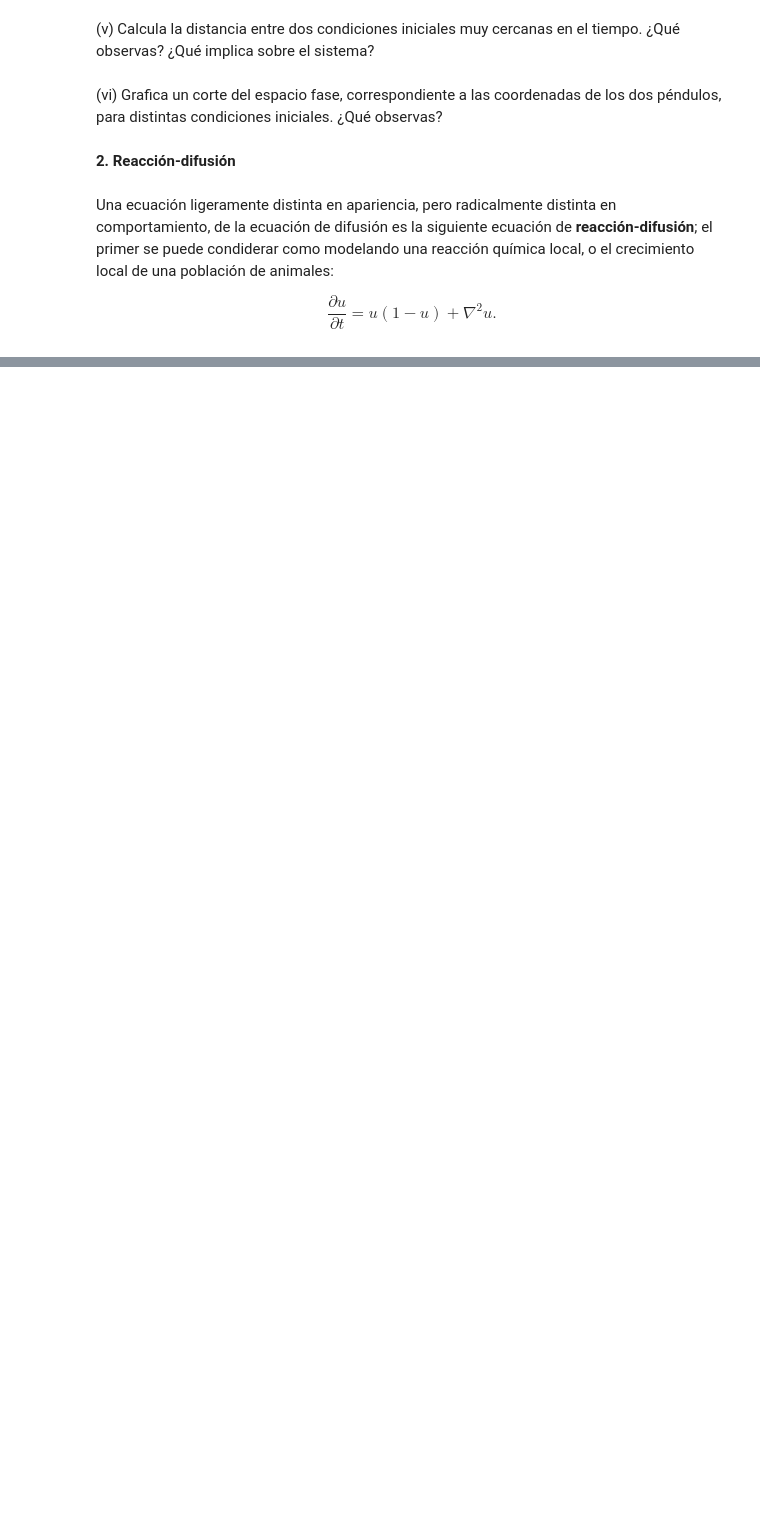
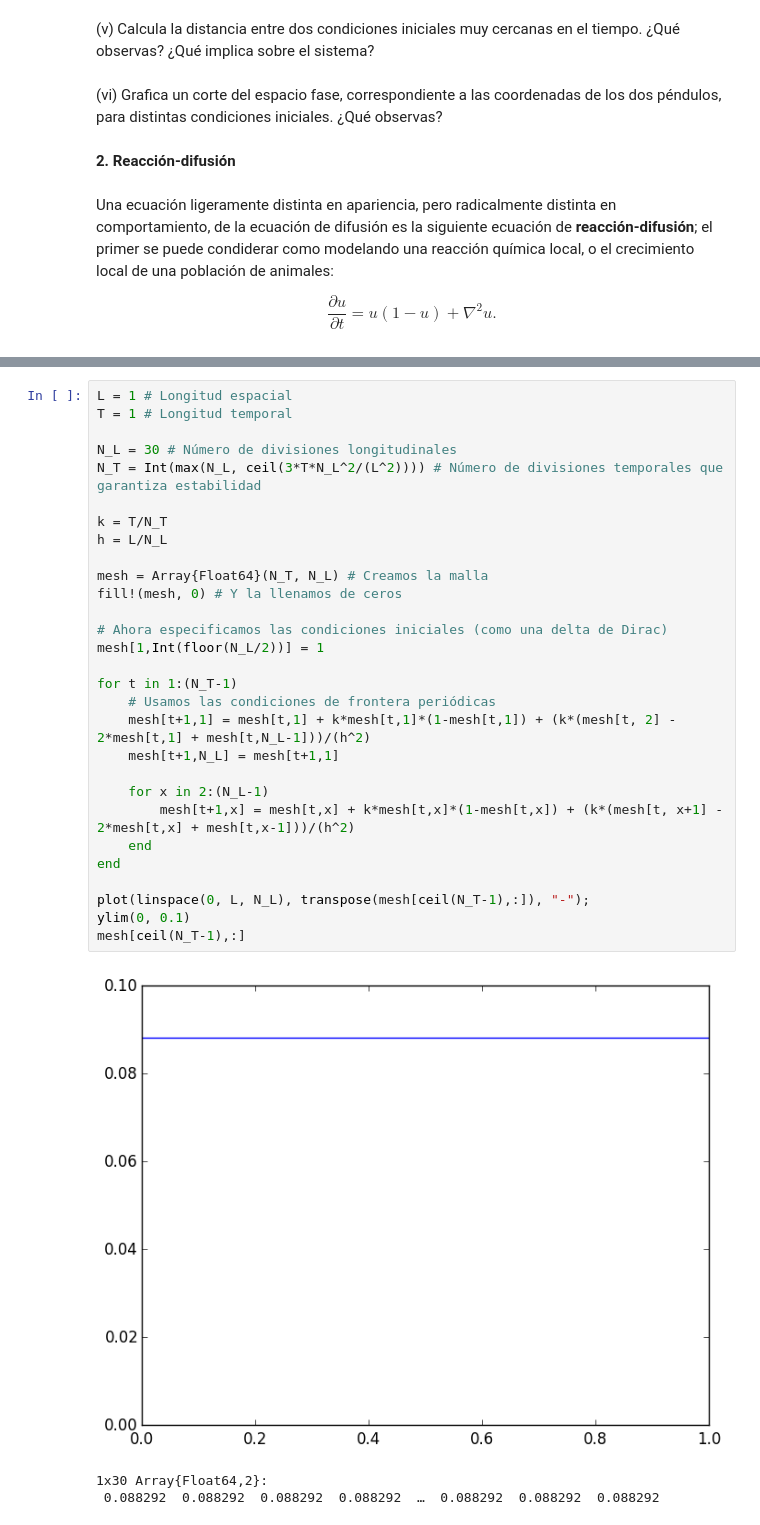
Before and after one commit to ivan-galinskiy/fisica_computacional, a Jupyter notebook: tareas/Tarea 08.ipynb, the cells around one changed output, grey strips where cells are left out. Cells and saved outputs as stored; diff of their text form; blank space fills up the shorter version.

```diff
--- a/tareas/Tarea 08.ipynb
+++ b/tareas/Tarea 08.ipynb
@@ -58,0 +118,33 @@ $$\frac{\partial u}{\partial t} = u(1-u) + \nabla^2 u.$$
+# %%
+L = 1 # Longitud espacial
+T = 1 # Longitud temporal
+
+N_L = 30 # Número de divisiones longitudinales
+N_T = Int(max(N_L, ceil(3*T*N_L^2/(L^2)))) # Número de divisiones temporales que garantiza estabilidad
+
+k = T/N_T
+h = L/N_L
+
+mesh = Array{Float64}(N_T, N_L) # Creamos la malla
+fill!(mesh, 0) # Y la llenamos de ceros
+
+# Ahora especificamos las condiciones iniciales (como una delta de Dirac)
+mesh[1,Int(floor(N_L/2))] = 1
+
+for t in 1:(N_T-1)
+    # Usamos las condiciones de frontera periódicas
+    mesh[t+1,1] = mesh[t,1] + k*mesh[t,1]*(1-mesh[t,1]) + (k*(mesh[t, 2] - 2*mesh[t,1] + mesh[t,N_L-1]))/(h^2)
+    mesh[t+1,N_L] = mesh[t+1,1]
+
+    for x in 2:(N_L-1)
+        mesh[t+1,x] = mesh[t,x] + k*mesh[t,x]*(1-mesh[t,x]) + (k*(mesh[t, x+1] - 2*mesh[t,x] + mesh[t,x-1]))/(h^2)
+    end
+end
+
+plot(linspace(0, L, N_L), transpose(mesh[ceil(N_T-1),:]), "-");
+ylim(0, 0.1)
+mesh[ceil(N_T-1),:]
+# %% [output]
+[figure, added]
+1x30 Array{Float64,2}:
+ 0.088292  0.088292  0.088292  0.088292  …  0.088292  0.088292  0.088292
```
Also changed, not shown: parts of 11 cells of this notebook.
